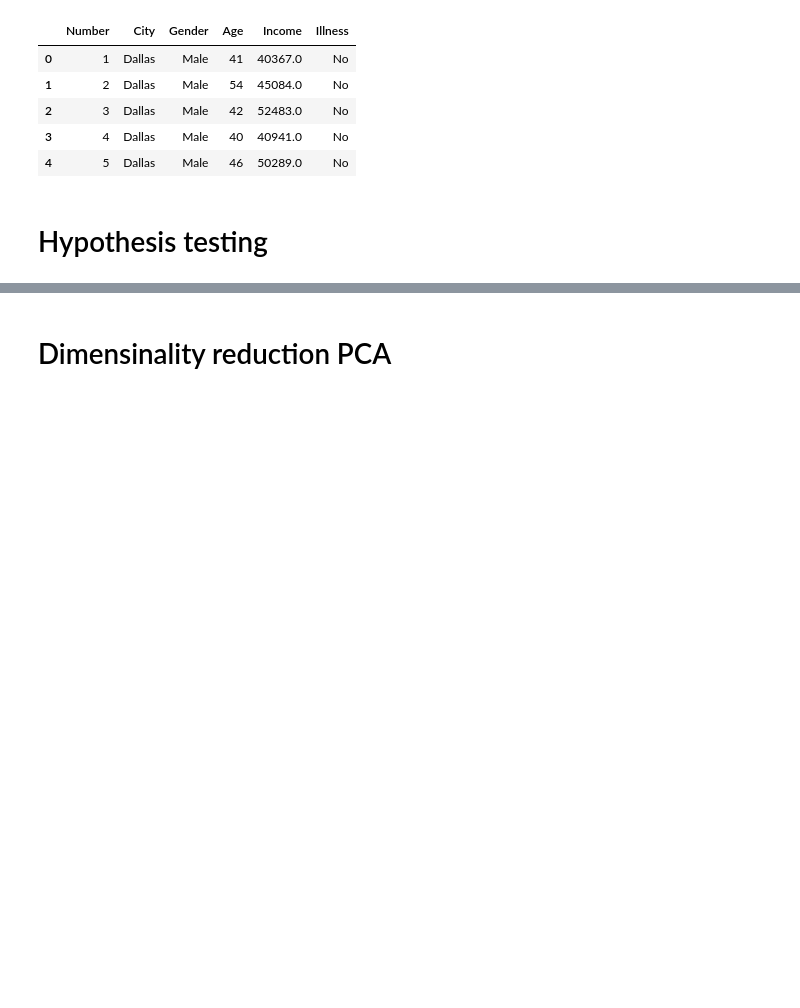
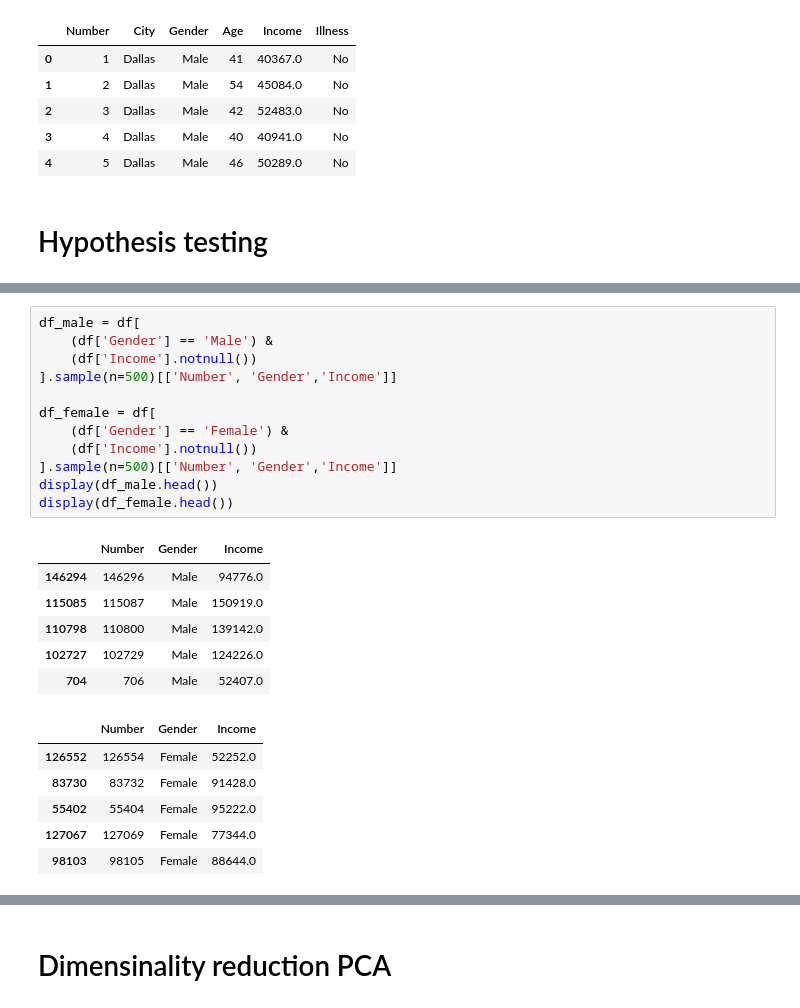
Before and after one commit to danielzabek11/project_sad, a Jupyter notebook: toy_dataset.ipynb, the cells around one changed output, grey strips where cells are left out. Drawn from its saved outputs; the diff is of its cells as text; blank space fills up the shorter version.

```diff
--- a/toy_dataset.ipynb
+++ b/toy_dataset.ipynb
@@ -380,0 +333,25 @@ If we use a significance level equal to 0.05 then if p is less than that level w
+# %%
+df_male = df[
+    (df['Gender'] == 'Male') &
+    (df['Income'].notnull())
+].sample(n=500)[['Number', 'Gender','Income']]
+
+df_female = df[
+    (df['Gender'] == 'Female') &
+    (df['Income'].notnull())
+].sample(n=500)[['Number', 'Gender','Income']]
+display(df_male.head())
+display(df_female.head())
+# %% [output]
+|  | Number | Gender | Income |
+| 146294 | 146296 | Male | 94776.0 |
+| 115085 | 115087 | Male | 150919.0 |
+| 110798 | 110800 | Male | 139142.0 |
+| 102727 | 102729 | Male | 124226.0 |
+| 704 | 706 | Male | 52407.0 |
+|  | Number | Gender | Income |
+| 126552 | 126554 | Female | 52252.0 |
+| 83730 | 83732 | Female | 91428.0 |
+| 55402 | 55404 | Female | 95222.0 |
+| 127067 | 127069 | Female | 77344.0 |
+| 98103 | 98105 | Female | 88644.0 |
```
Also changed, not shown: parts of 10 cells of this notebook.
